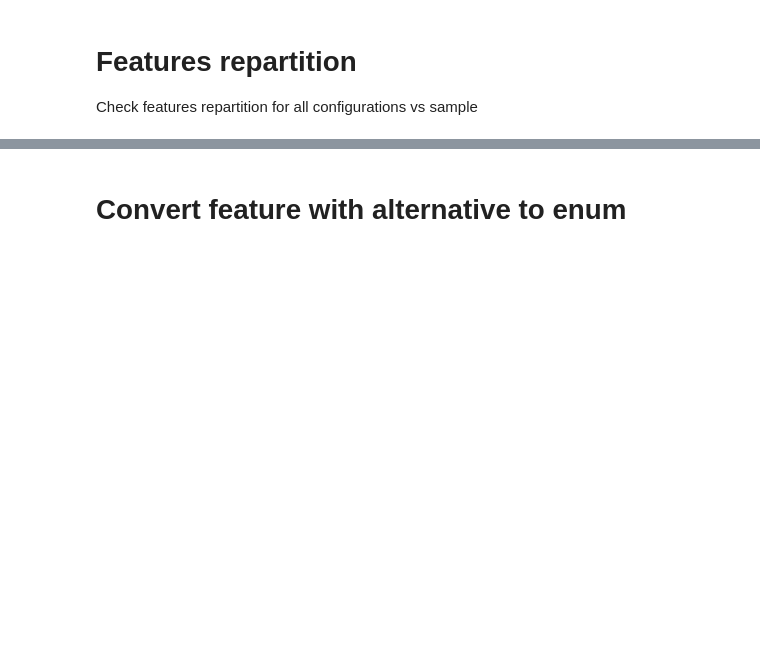
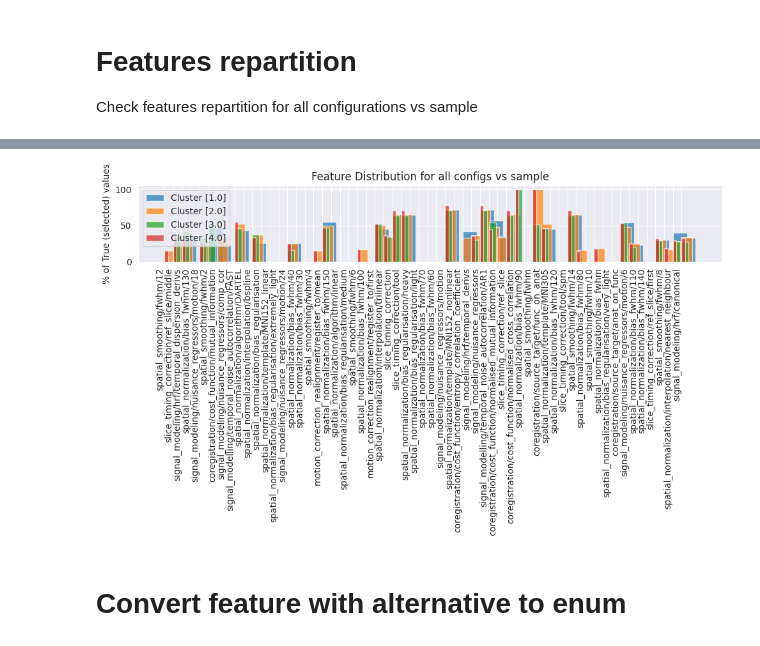
Before and after one commit to Inria-Empenn/fmri_feature_model, a Jupyter notebook: analysis/auditory/auditory_analysis.ipynb, the cells around one changed output, grey strips where cells are left out. Saved outputs shown, nothing was run; the diff lists cells and outputs as text; code cells hidden in the pictures; blank space fills up the shorter version.

```diff
--- a/analysis/auditory/auditory_analysis.ipynb
+++ b/analysis/auditory/auditory_analysis.ipynb
@@ -172,3 +174,32 @@ Retrieved all [27648] configurations from [/home/ymerel/fmri-feature-model/model
+# %%
+columns_to_drop = ignored.copy()
+columns_to_drop.remove('cluster')
+boolean_columns = dataset.select_dtypes(include='bool').columns
+for col in boolean_columns:
+    if dataset[col].all():
+        columns_to_drop.append(col)
+
+filtered = dataset.drop(columns=columns_to_drop)
+grouped = filtered.groupby('cluster').mean() * 100
+
+fig, ax = plt.subplots(figsize=(10, 6))
+width=1.6
+for cluster in grouped.index:
+    cluster_data = grouped.loc[cluster].to_frame().T
+    ax.bar(range(len(cluster_data.columns)), cluster_data.values[0], alpha=0.7, label=f'Cluster [{cluster}]', align='edge', width=width)
+    width -= 0.4
+    ax.set_xticks(range(len(cluster_data.columns)))
+    ax.set_xticklabels(cluster_data.columns, rotation=90, ha='right')
+ax.set_ylabel('% of True (selected) values')
+ax.set_title('Feature Distribution for all configs vs sample')
+ax.legend()
+
+# Show plot
+plt.xticks(rotation=90)
+plt.tight_layout()
+plt.show()
+# %% [output]
+[figure, added]
 # %% [markdown]
 # Convert feature with alternative to enum
 # %%
```
Also changed, not shown: parts of 12 cells of this notebook, 33 other files.
